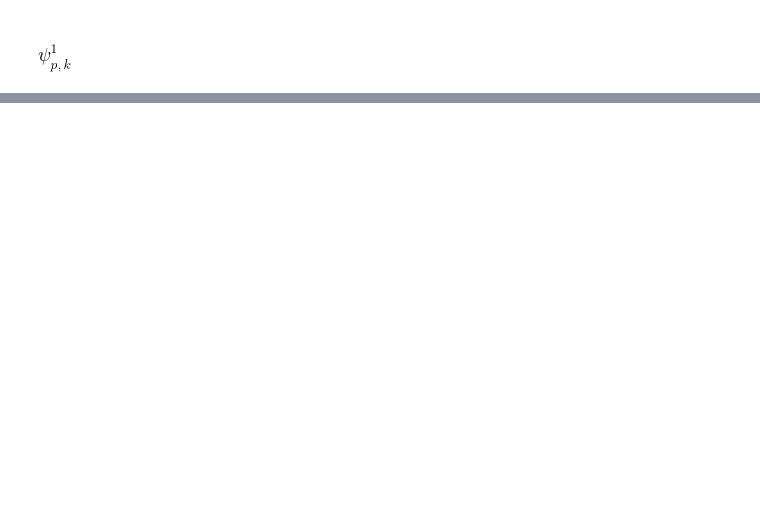
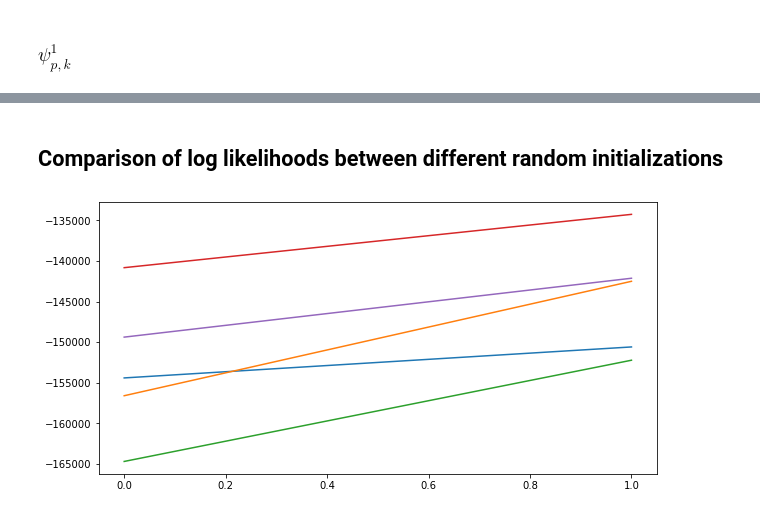
Before and after one commit to EthanHolleman/BST-227-Fall-2021, a Jupyter notebook: assignments/assignment1/part3/Part3.ipynb, the cells around one changed output, grey strips where cells are left out. Cells and saved outputs as stored; diff of their text form; code cells hidden in the pictures; blank space fills up the shorter version.

```diff
--- a/assignments/assignment1/part3/Part3.ipynb
+++ b/assignments/assignment1/part3/Part3.ipynb
@@ -253,0 +425,3 @@ X[0][0] * psi_1.T
+# %%
+for r in records:
+    make_logo(r['psi_1'])
@@ -253,0 +434,8 @@ X[0][0] * psi_1.T
+# %% [markdown]
+## Comparison of log likelihoods between different random initializations
+# %%
+for r in records:
+    plt.plot(r['log_like'])
+plt.show()
+# %% [output]
+[figure, added]
```
Also changed, not shown: parts of 110 cells of this notebook, 3 other files.
